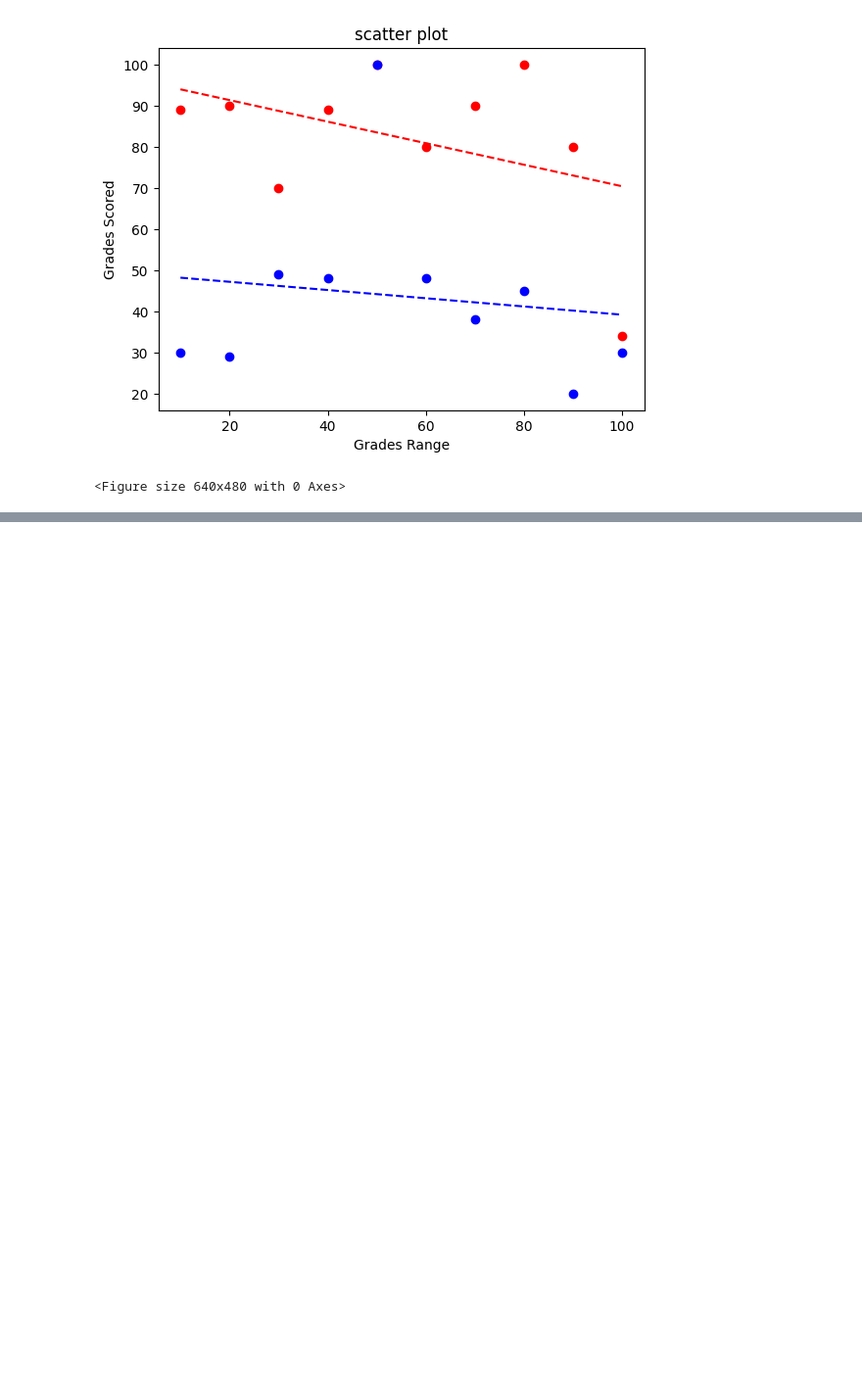
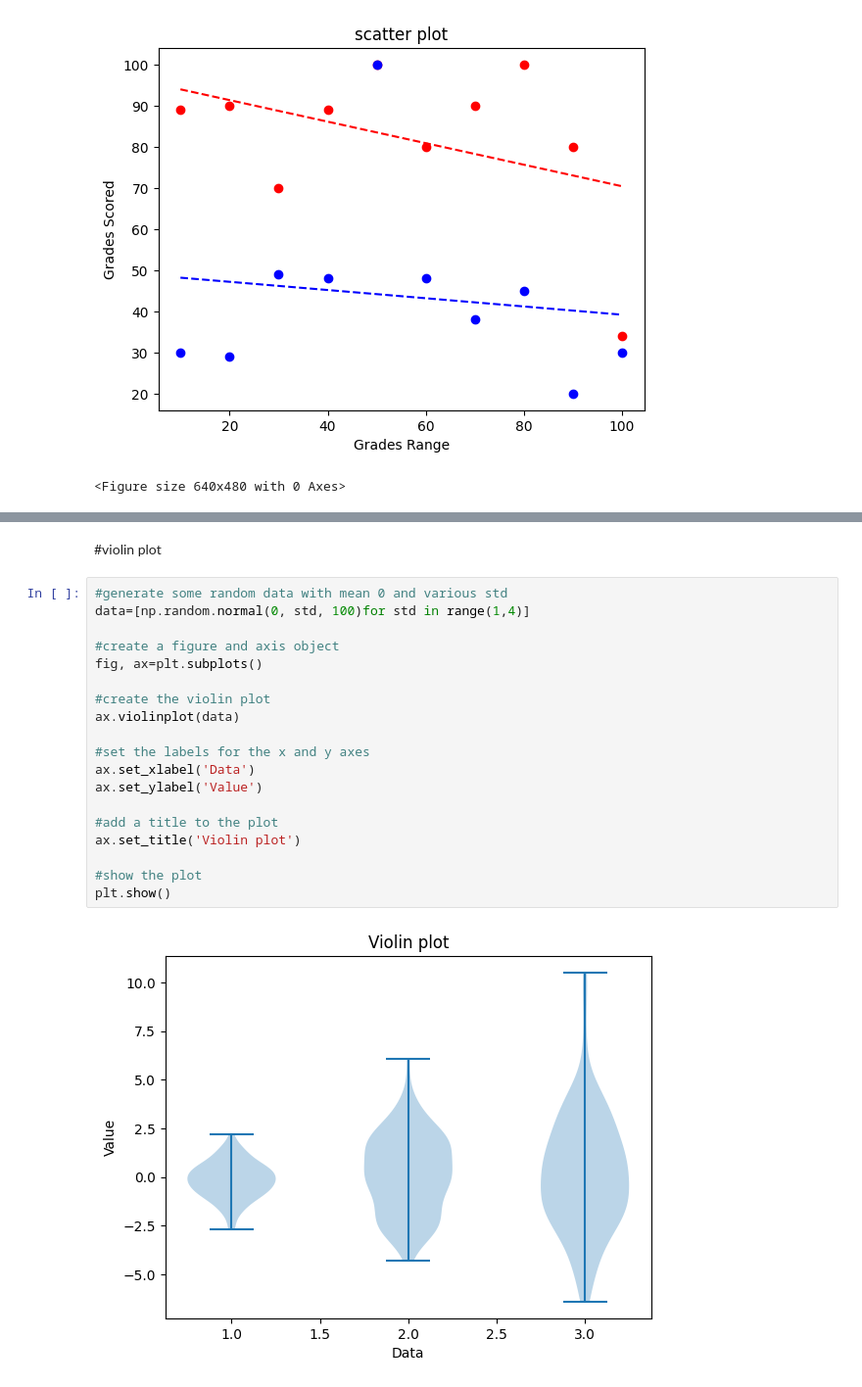
Before and after one commit to LangatMark/DataScience, a Jupyter notebook: trial/data visualization with Matplotlib, seaborn.ipynb, the cells around one changed output, grey strips where cells are left out. Shown at 98% size. Drawn from its saved outputs; the diff is of its cells as text; blank space fills up the shorter version.

```diff
--- a/trial/data visualization with Matplotlib, seaborn.ipynb
+++ b/trial/data visualization with Matplotlib, seaborn.ipynb
@@ -401,0 +465,23 @@ plt.savefig('Scatter plot 2')
+# %% [markdown]
+#violin plot
+# %%
+#generate some random data with mean 0 and various std
+data=[np.random.normal(0, std, 100)for std in range(1,4)]
+
+#create a figure and axis object
+fig, ax=plt.subplots()
+
+#create the violin plot
+ax.violinplot(data)
+
+#set the labels for the x and y axes
+ax.set_xlabel('Data')
+ax.set_ylabel('Value')
+
+#add a title to the plot
+ax.set_title('Violin plot')
+
+#show the plot
+plt.show()
+# %% [output]
+[figure, added]
```
Also changed, not shown: parts of 38 cells of this notebook, 1 other file.
